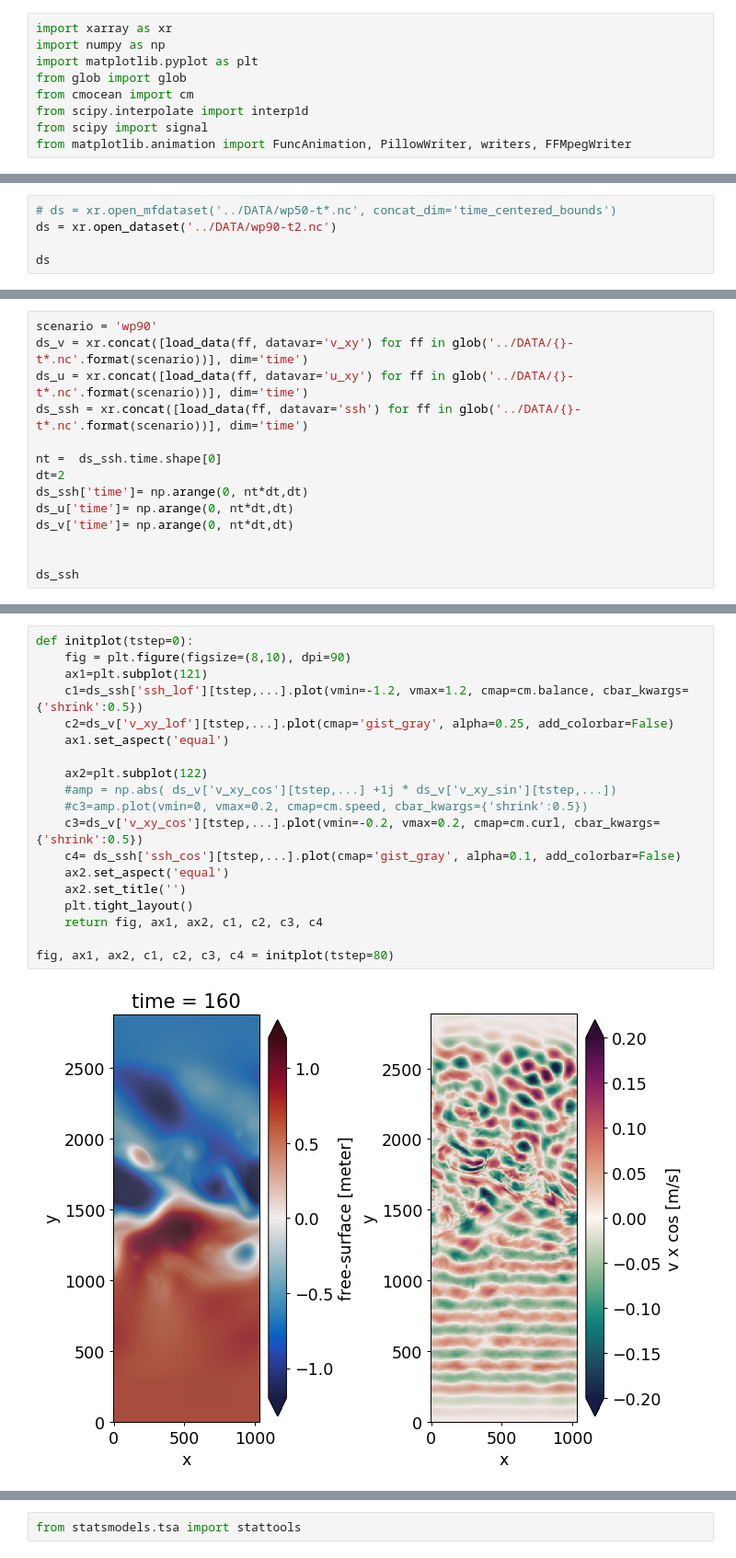
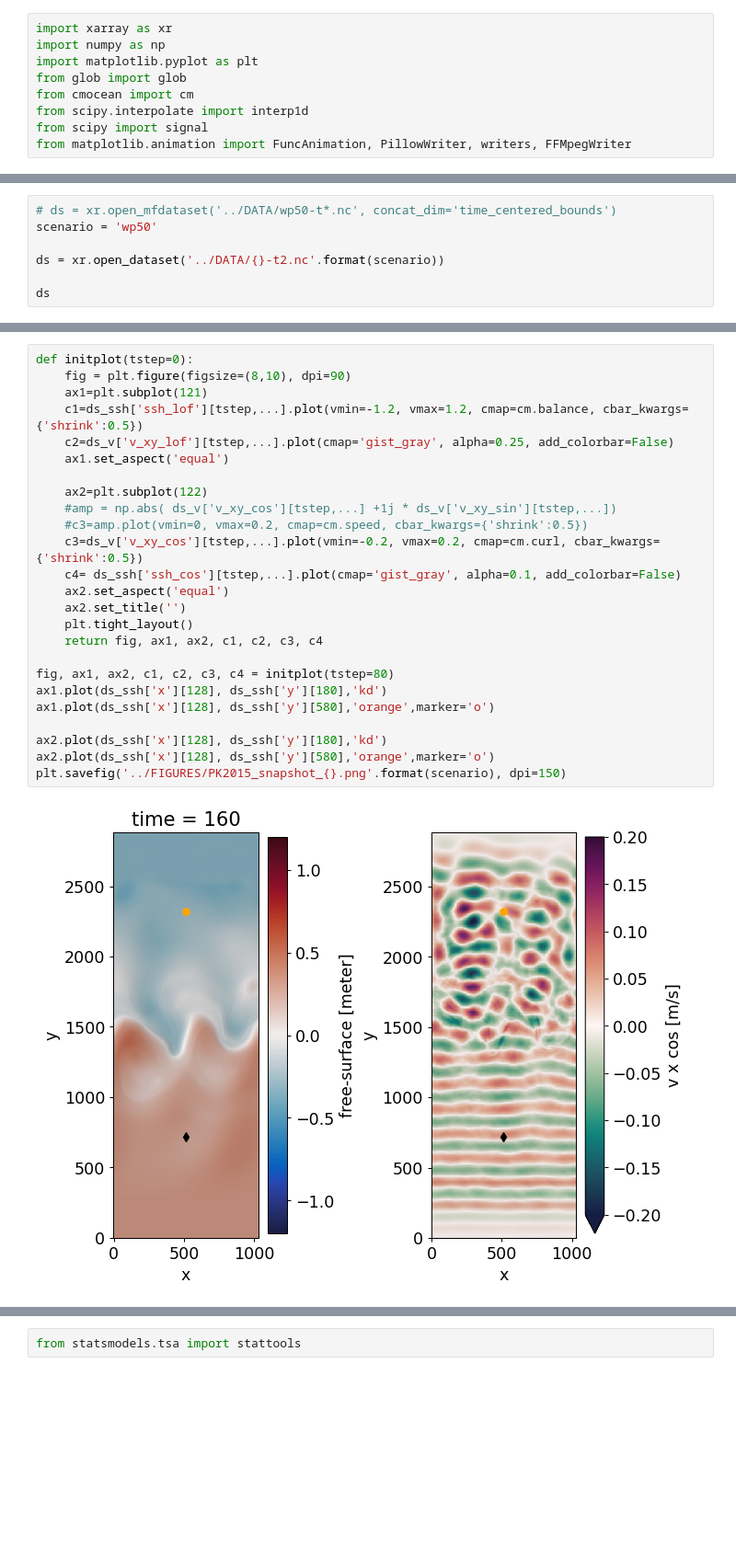
Before and after one commit to mrayson/so_iwaves, a Jupyter notebook: NOTEBOOKS/play_w_internalwave_eddy_data.ipynb, the cells around one changed output, grey strips where cells are left out. Shown at 92% size. Saved outputs shown, nothing was run; the diff lists cells and outputs as text; blank space fills up the shorter version.

```diff
--- a/NOTEBOOKS/play_w_internalwave_eddy_data.ipynb
+++ b/NOTEBOOKS/play_w_internalwave_eddy_data.ipynb
@@ -31,6 +31,8 @@ plt.rcParams['font.size'] = 14
 # %%
 # ds = xr.open_mfdataset('../DATA/wp50-t*.nc', concat_dim='time_centered_bounds')
-ds = xr.open_dataset('../DATA/wp90-t2.nc')
+scenario = 'wp50'
+
+ds = xr.open_dataset('../DATA/{}-t2.nc'.format(scenario))
 
 ds
 # %% [output]
@@ -77,14 +55,0 @@ def load_data(ncfile,datavar='ssh'):
-# %%
-scenario = 'wp90'
-ds_v = xr.concat([load_data(ff, datavar='v_xy') for ff in glob('../DATA/{}-t*.nc'.format(scenario))], dim='time')
-ds_u = xr.concat([load_data(ff, datavar='u_xy') for ff in glob('../DATA/{}-t*.nc'.format(scenario))], dim='time')
-ds_ssh = xr.concat([load_data(ff, datavar='ssh') for ff in glob('../DATA/{}-t*.nc'.format(scenario))], dim='time')
-
-nt =  ds_ssh.time.shape[0]
-dt=2
-ds_ssh['time']= np.arange(0, nt*dt,dt)
-ds_u['time']= np.arange(0, nt*dt,dt)
-ds_v['time']= np.arange(0, nt*dt,dt)
-
-
-ds_ssh
@@ -108,21 +109,27 @@ Data variables:
 # %%
 def initplot(tstep=0):
     fig = plt.figure(figsize=(8,10), dpi=90)
     ax1=plt.subplot(121)
     c1=ds_ssh['ssh_lof'][tstep,...].plot(vmin=-1.2, vmax=1.2, cmap=cm.balance, cbar_kwargs={'shrink':0.5})
     c2=ds_v['v_xy_lof'][tstep,...].plot(cmap='gist_gray', alpha=0.25, add_colorbar=False)
     ax1.set_aspect('equal')
 
     ax2=plt.subplot(122)
     #amp = np.abs( ds_v['v_xy_cos'][tstep,...] +1j * ds_v['v_xy_sin'][tstep,...])
     #c3=amp.plot(vmin=0, vmax=0.2, cmap=cm.speed, cbar_kwargs={'shrink':0.5})
     c3=ds_v['v_xy_cos'][tstep,...].plot(vmin=-0.2, vmax=0.2, cmap=cm.curl, cbar_kwargs={'shrink':0.5})
     c4= ds_ssh['ssh_cos'][tstep,...].plot(cmap='gist_gray', alpha=0.1, add_colorbar=False)
     ax2.set_aspect('equal')
     ax2.set_title('')
     plt.tight_layout()
     return fig, ax1, ax2, c1, c2, c3, c4
 
 fig, ax1, ax2, c1, c2, c3, c4 = initplot(tstep=80)
+ax1.plot(ds_ssh['x'][128], ds_ssh['y'][180],'kd')
+ax1.plot(ds_ssh['x'][128], ds_ssh['y'][580],'orange',marker='o')
+
+ax2.plot(ds_ssh['x'][128], ds_ssh['y'][180],'kd')
+ax2.plot(ds_ssh['x'][128], ds_ssh['y'][580],'orange',marker='o')
+plt.savefig('../FIGURES/PK2015_snapshot_{}.png'.format(scenario), dpi=150)
 # %% [output]
-[figure, old version]
+[figure, new version]
```
Also changed, not shown: parts of 31 cells of this notebook, 2 other files.
